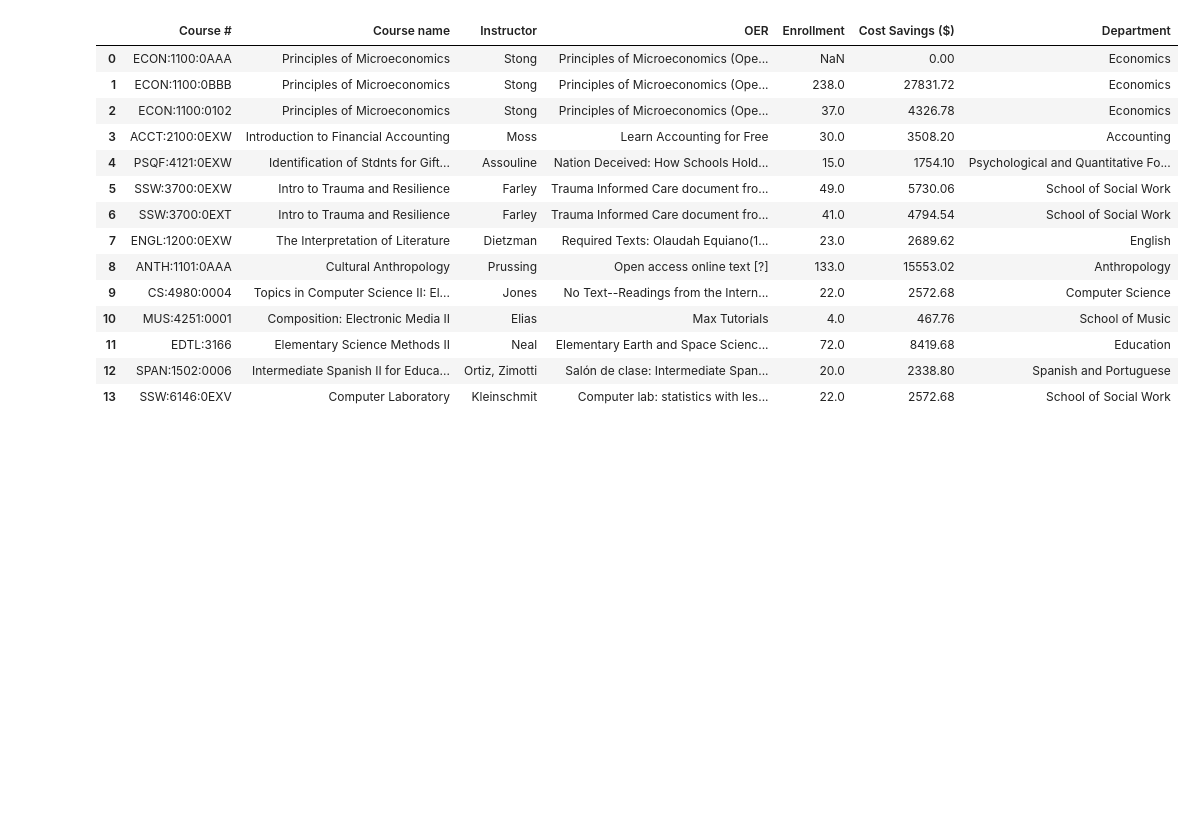
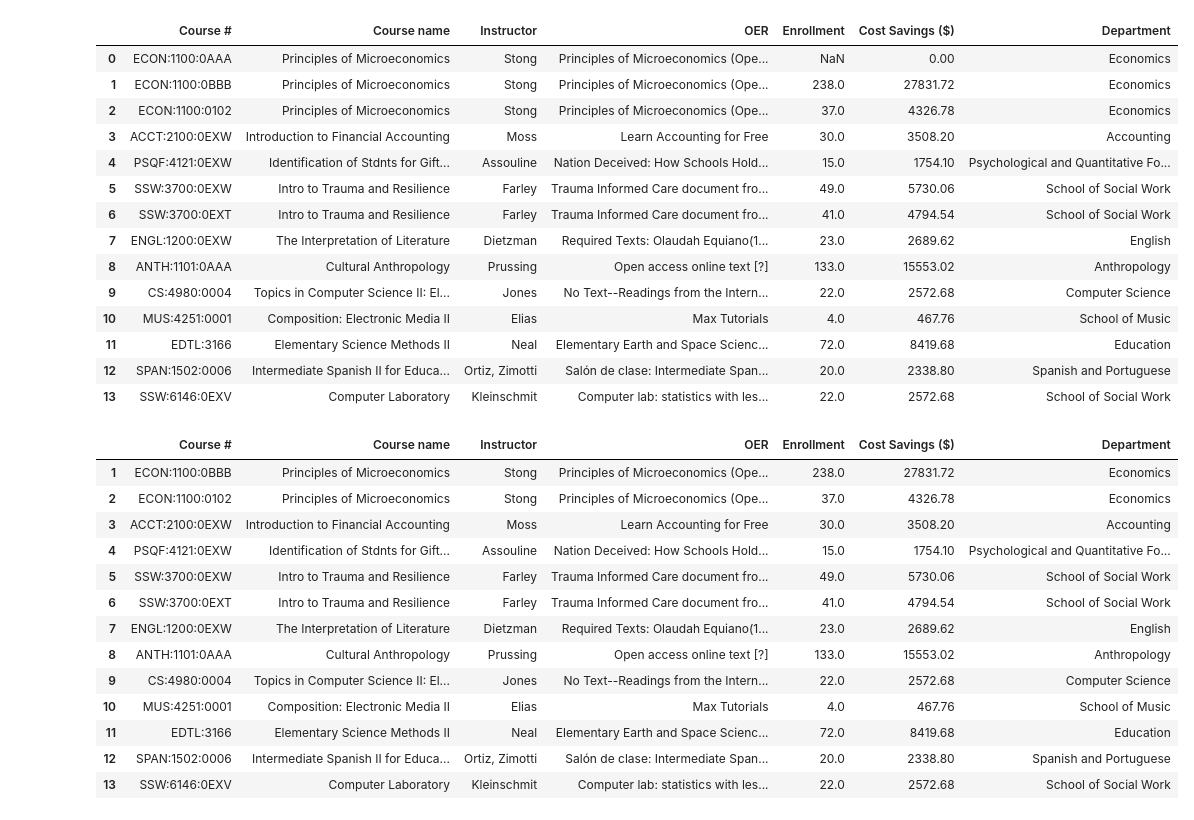
Before and after one commit to GriffEngel/practicum-dash-app, a Jupyter notebook: cleaning_notebooks/Spring_2020.ipynb, the cells around one changed output. Drawn from its saved outputs; the diff is of its cells as text; code cells hidden in the pictures; blank space fills up the shorter version.

```diff
--- a/cleaning_notebooks/Spring_2020.ipynb
+++ b/cleaning_notebooks/Spring_2020.ipynb
@@ -225,5 +225,24 @@ df
 | 11 | EDTL:3166 | Elementary Science Methods II | Neal | Elementary Earth and Space Scienc... | 72.0 | 8419.68 | Education |
 | 12 | SPAN:1502:0006 | Intermediate Spanish II for Educa... | Ortiz, Zimotti | Salón de clase: Intermediate Span... | 20.0 | 2338.80 | Spanish and Portuguese |
 | 13 | SSW:6146:0EXV | Computer Laboratory | Kleinschmit | Computer lab: statistics with les... | 22.0 | 2572.68 | School of Social Work |
+# %%
+df.drop([0], inplace=True)
+# %%
+df
+# %% [output]
+|  | Course # | Course name | Instructor | OER | Enrollment | Cost Savings ($) | Department |
+| 1 | ECON:1100:0BBB | Principles of Microeconomics | Stong | Principles of Microeconomics (Ope... | 238.0 | 27831.72 | Economics |
+| 2 | ECON:1100:0102 | Principles of Microeconomics | Stong | Principles of Microeconomics (Ope... | 37.0 | 4326.78 | Economics |
+| 3 | ACCT:2100:0EXW | Introduction to Financial Accounting | Moss | Learn Accounting for Free | 30.0 | 3508.20 | Accounting |
+| 4 | PSQF:4121:0EXW | Identification of Stdnts for Gift... | Assouline | Nation Deceived: How Schools Hold... | 15.0 | 1754.10 | Psychological and Quantitative Fo... |
+| 5 | SSW:3700:0EXW | Intro to Trauma and Resilience | Farley | Trauma Informed Care document fro... | 49.0 | 5730.06 | School of Social Work |
+| 6 | SSW:3700:0EXT | Intro to Trauma and Resilience | Farley | Trauma Informed Care document fro... | 41.0 | 4794.54 | School of Social Work |
+| 7 | ENGL:1200:0EXW | The Interpretation of Literature | Dietzman | Required Texts: Olaudah Equiano(1... | 23.0 | 2689.62 | English |
+| 8 | ANTH:1101:0AAA | Cultural Anthropology | Prussing | Open access online text [?] | 133.0 | 15553.02 | Anthropology |
+| 9 | CS:4980:0004 | Topics in Computer Science II: El... | Jones | No Text--Readings from the Intern... | 22.0 | 2572.68 | Computer Science |
+| 10 | MUS:4251:0001 | Composition: Electronic Media II | Elias | Max Tutorials | 4.0 | 467.76 | School of Music |
+| 11 | EDTL:3166 | Elementary Science Methods II | Neal | Elementary Earth and Space Scienc... | 72.0 | 8419.68 | Education |
+| 12 | SPAN:1502:0006 | Intermediate Spanish II for Educa... | Ortiz, Zimotti | Salón de clase: Intermediate Span... | 20.0 | 2338.80 | Spanish and Portuguese |
+| 13 | SSW:6146:0EXV | Computer Laboratory | Kleinschmit | Computer lab: statistics with les... | 22.0 | 2572.68 | School of Social Work |
 # %%
 df.to_csv('1spring_2020.csv')
```
Also changed, not shown: 20 other files.
